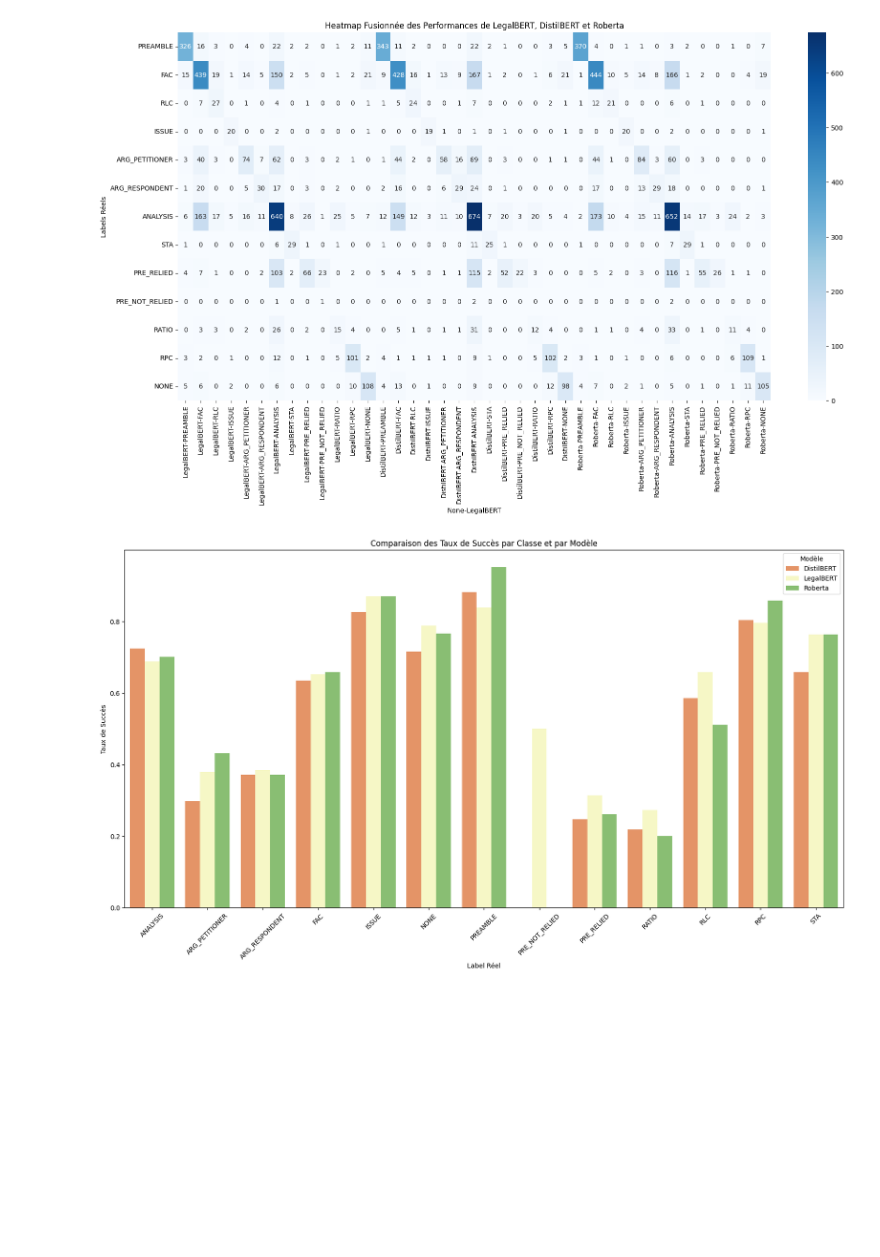
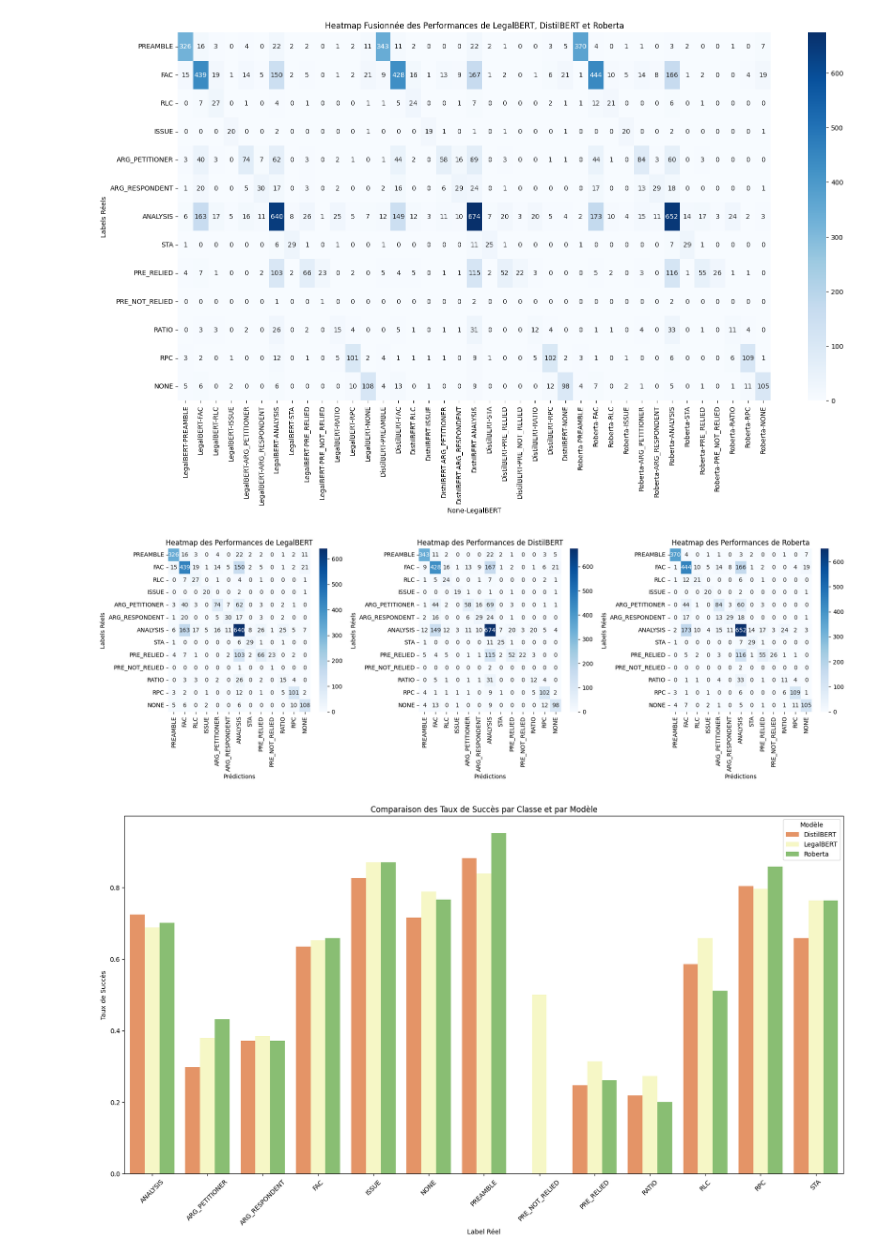
Before and after one commit to MangoHiller/Projet_SemEval2023_ATAL, a Jupyter notebook: LegalEval_Transformers.ipynb, the cells around one changed output. Drawn from its saved outputs; the diff is of its cells as text; code cells hidden in the pictures; blank space fills up the shorter version.

```diff
--- a/LegalEval_Transformers.ipynb
+++ b/LegalEval_Transformers.ipynb
@@ -628,6 +641,38 @@ plt.title('Heatmap Fusionnée des Performances de LegalBERT, DistilBERT et Rober
 plt.show()
 # %% [output]
 [figure]
+# %%
+# Créer un mapping de labels numériques à textuels
+mapping_labels = {num: label for num, label in enumerate(rr_labels)}
+
+# Remplacer les labels numériques par des labels textuels dans les matrices de confusion
+confusion_matrix_legalbert = pd.crosstab(true_labels, legalbert_preds, rownames=['Labels Réels'], colnames=['Prédictions']).rename(index=mapping_labels, columns=mapping_labels)
+confusion_matrix_distilbert = pd.crosstab(true_labels, distilbert_preds, rownames=['Labels Réels'], colnames=['Prédictions']).rename(index=mapping_labels, columns=mapping_labels)
+confusion_matrix_roberta = pd.crosstab(true_labels, roberta_preds, rownames=['Labels Réels'], colnames=['Prédictions']).rename(index=mapping_labels, columns=mapping_labels)
+
+# Afficher les heatmaps séparément
+plt.figure(figsize=(18, 6))
+
+# Heatmap pour LegalBERT
+plt.subplot(1, 3, 1)  # 1 ligne, 3 colonnes, 1er graphique
+sns.heatmap(confusion_matrix_legalbert, annot=True, fmt='d', cmap='Blues')
+plt.title('Heatmap des Performances de LegalBERT')
+
+# Heatmap pour DistilBERT
+plt.subplot(1, 3, 2)  # 1 ligne, 3 colonnes, 2e graphique
+sns.heatmap(confusion_matrix_distilbert, annot=True, fmt='d', cmap='Blues')
+plt.title('Heatmap des Performances de DistilBERT')
+
+# Heatmap pour Roberta
+plt.subplot(1, 3, 3)  # 1 ligne, 3 colonnes, 3e graphique
+sns.heatmap(confusion_matrix_roberta, annot=True, fmt='d', cmap='Blues')
+plt.title('Heatmap des Performances de Roberta')
+
+# Afficher les graphiques
+plt.tight_layout()
+plt.show()
+# %% [output]
+[figure, added]
 # %%
 # Convertir les labels numériques en labels textuels
 labels_textuels = [rr_labels[label] for label in true_labels]
```
Also changed, not shown: parts of 27 cells of this notebook.
